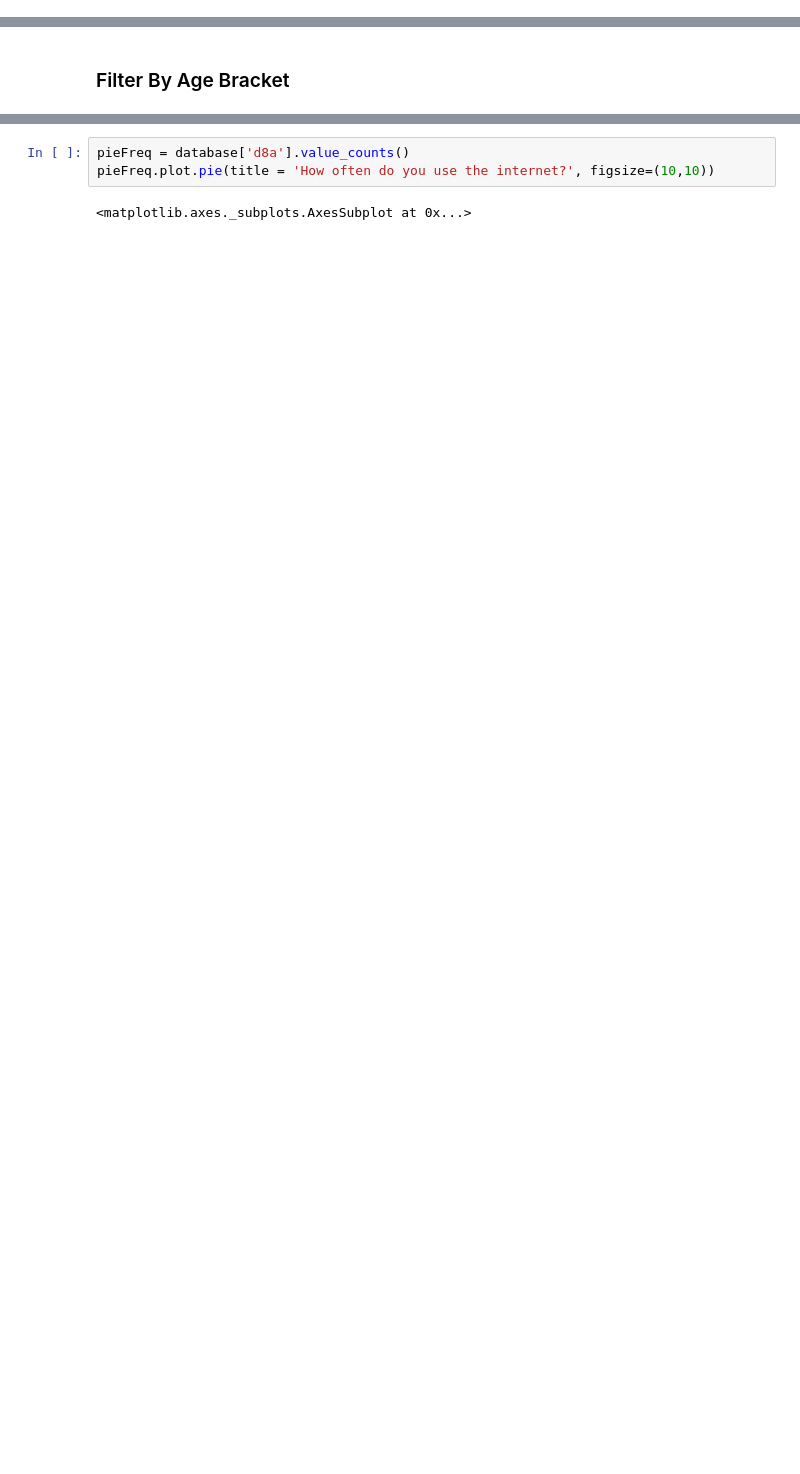
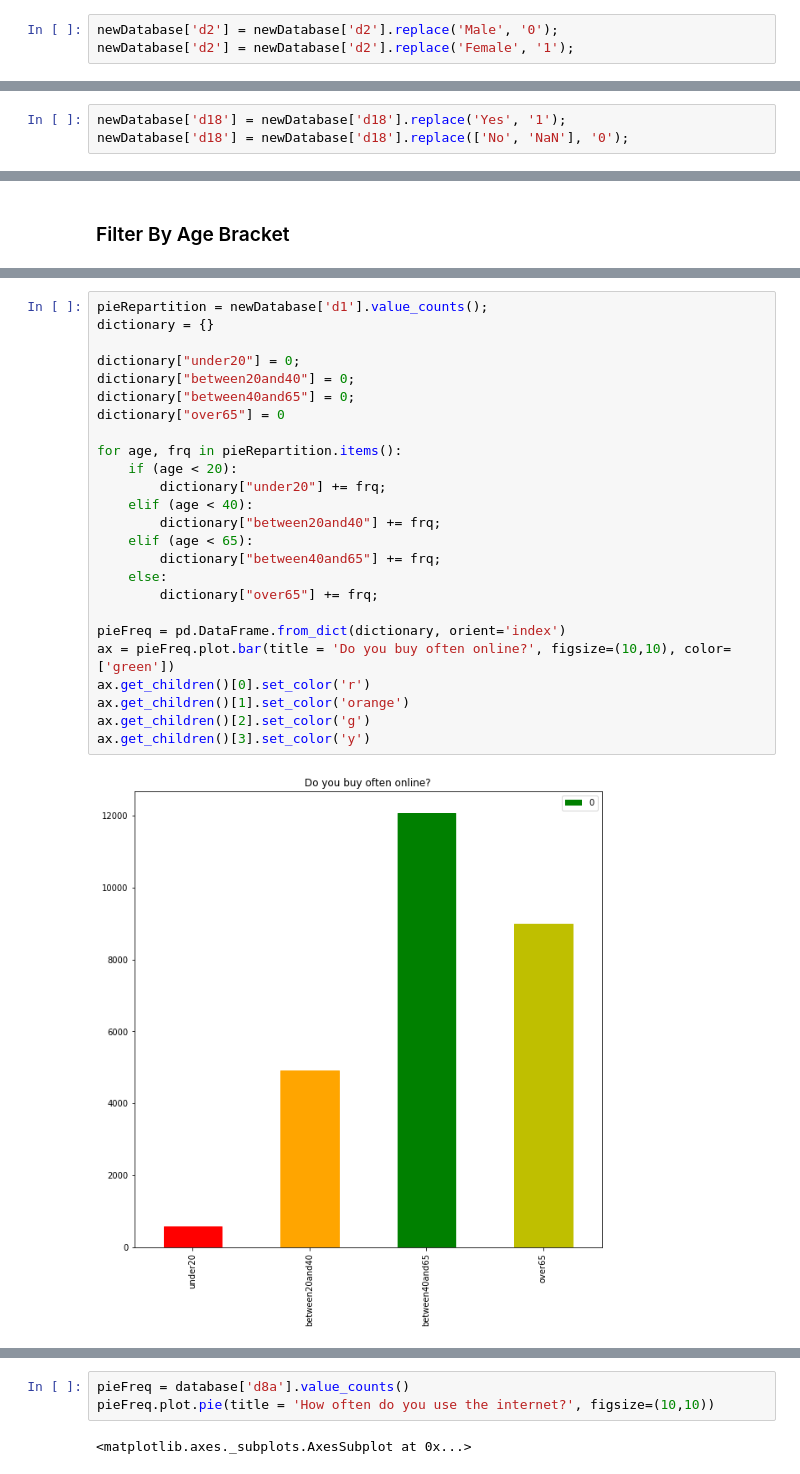
Before and after one commit to rpj12/SIM213-Geoblocking, a Jupyter notebook: Project SIM 213.ipynb, the cells around one changed output, grey strips where cells are left out. Cells and saved outputs as stored; diff of their text form; blank space fills up the shorter version.

```diff
--- a/Project SIM 213.ipynb
+++ b/Project SIM 213.ipynb
@@ -88,0 +46,3 @@ database['q4_5'] = database['q4_5'].replace(['Less often', 'Every day or almost
+# %%
+newDatabase['d2'] = newDatabase['d2'].replace('Male', '0');
+newDatabase['d2'] = newDatabase['d2'].replace('Female', '1');
@@ -89,3 +51,6 @@ database['q4_5'] = database['q4_5'].replace(['Less often', 'Every day or almost
+# %%
+newDatabase['d18'] = newDatabase['d18'].replace('Yes', '1');
+newDatabase['d18'] = newDatabase['d18'].replace(['No', 'NaN'], '0');
 # %% [markdown]
 ### Clean Age Values
 # %%
@@ -137,0 +235,27 @@ for index, country in enumerate(entriesByCountries):
+# %%
+pieRepartition = newDatabase['d1'].value_counts();
+dictionary = {}
+
+dictionary["under20"] = 0;
+dictionary["between20and40"] = 0;
+dictionary["between40and65"] = 0;
+dictionary["over65"] = 0
+
+for age, frq in pieRepartition.items():
+    if (age < 20):
+        dictionary["under20"] += frq;
+    elif (age < 40):
+        dictionary["between20and40"] += frq;
+    elif (age < 65):
+        dictionary["between40and65"] += frq;
+    else:
+        dictionary["over65"] += frq;
+
+pieFreq = pd.DataFrame.from_dict(dictionary, orient='index')
+ax = pieFreq.plot.bar(title = 'Do you buy often online?', figsize=(10,10), color=['green'])
+ax.get_children()[0].set_color('r')
+ax.get_children()[1].set_color('orange')
+ax.get_children()[2].set_color('g')
+ax.get_children()[3].set_color('y')
+# %% [output]
+[figure, added]
```
Also changed, not shown: parts of 34 cells of this notebook.
